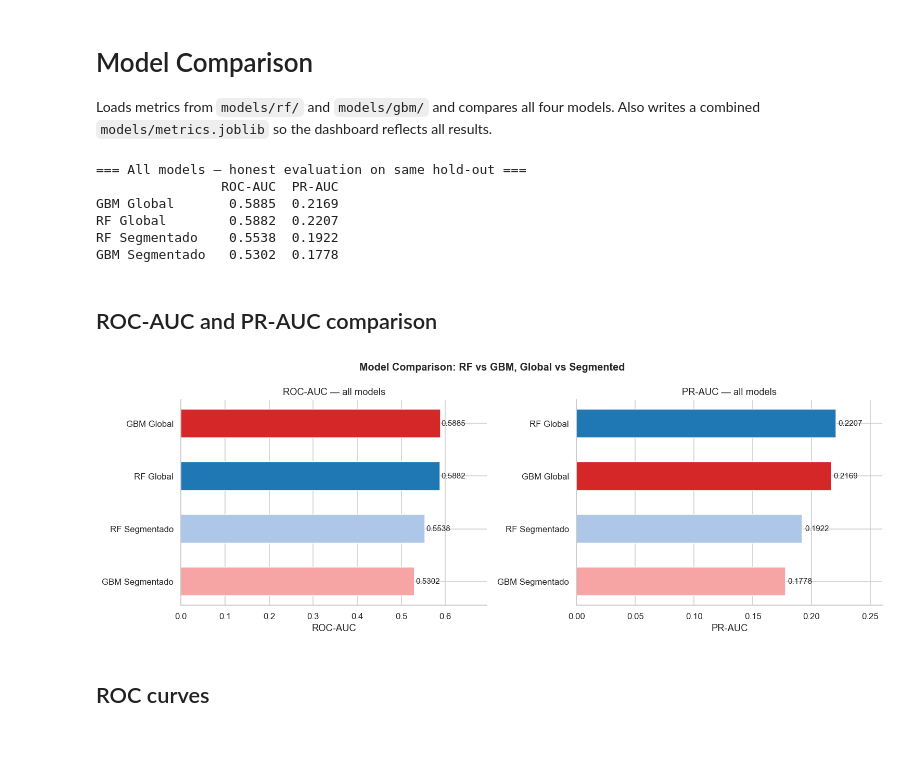
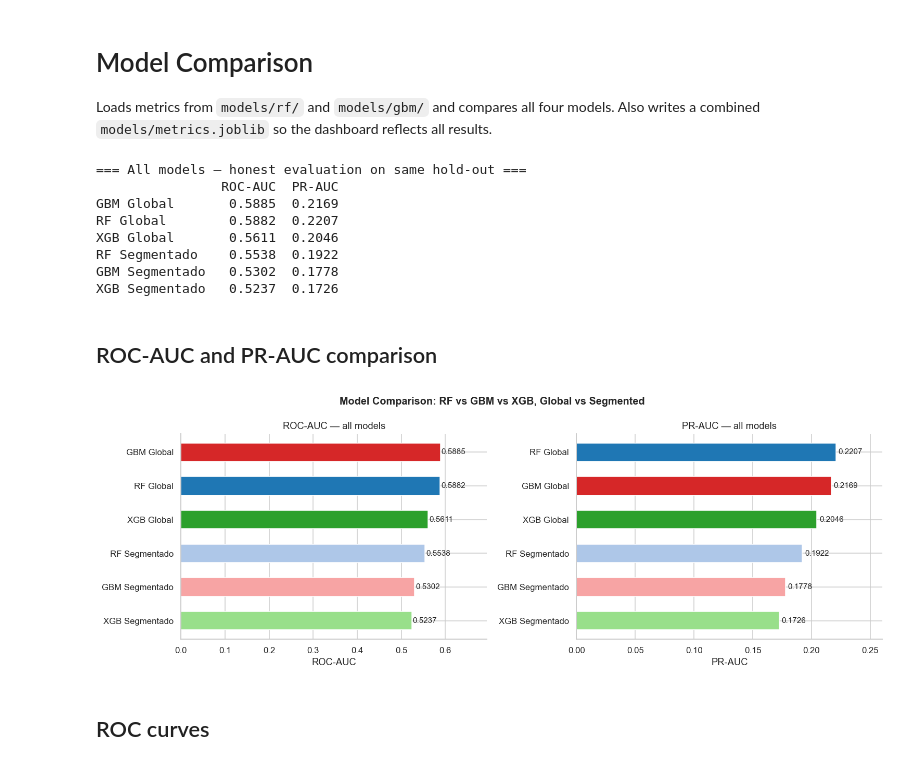
Before and after one commit to Paulo-nf/BB_data_analysis, a Jupyter notebook: notebooks/compare_models.ipynb, the cells around one changed output. Cells and saved outputs as stored; diff of their text form; code cells hidden in the pictures.

Commit message:
modelo xgb

```diff
--- a/notebooks/compare_models.ipynb
+++ b/notebooks/compare_models.ipynb
@@ -21,11 +21,12 @@ plt.rcParams.update({'figure.dpi': 110, 'figure.facecolor': 'white',
 # %%
 rf_met  = joblib.load(RF_MODELS_DIR  / 'metrics.joblib')
 gbm_met = joblib.load(GBM_MODELS_DIR / 'metrics.joblib')
+xgb_met = joblib.load(XGB_MODELS_DIR / 'metrics.joblib')
 
-# Merge all four model metrics into one dict
-all_metricas = {**rf_met['metricas'], **gbm_met['metricas']}
-all_roc      = {**rf_met['roc_curves'], **gbm_met['roc_curves']}
-all_pr       = {**rf_met['pr_curves'],  **gbm_met['pr_curves']}
+# Merge all six model metrics into one dict
+all_metricas = {**rf_met['metricas'], **gbm_met['metricas'], **xgb_met['metricas']}
+all_roc      = {**rf_met['roc_curves'], **gbm_met['roc_curves'], **xgb_met['roc_curves']}
+all_pr       = {**rf_met['pr_curves'],  **gbm_met['pr_curves'],  **xgb_met['pr_curves']}
 pos_rate     = rf_met['pos_rate']
 
 df_metrics = (
@@ -40,33 +41,36 @@ print(df_metrics.to_string())
                 ROC-AUC  PR-AUC
 GBM Global       0.5885  0.2169
 RF Global        0.5882  0.2207
+XGB Global       0.5611  0.2046
 RF Segmentado    0.5538  0.1922
 GBM Segmentado   0.5302  0.1778
+XGB Segmentado   0.5237  0.1726
 # %% [markdown]
 ## ROC-AUC and PR-AUC comparison
 # %%
 colors = {'RF Global': '#1f77b4', 'RF Segmentado': '#aec7e8',
-          'GBM Global': '#d62728', 'GBM Segmentado': '#f7a4a4'}
+          'GBM Global': '#d62728', 'GBM Segmentado': '#f7a4a4',
+          'XGB Global': '#2ca02c', 'XGB Segmentado': '#98df8a'}
 
 fig, axes = plt.subplots(1, 2, figsize=(14, 5))
 
 for metric, ax in zip(['ROC-AUC', 'PR-AUC'], axes):
     vals = df_metrics[metric].sort_values(ascending=True)
     bars = ax.barh(vals.index, vals.values,
                    color=[colors.get(k, '#888') for k in vals.index],
                    edgecolor='white', height=0.55)
     for bar, v in zip(bars, vals.values):
         ax.text(bar.get_width() + 0.002, bar.get_y() + bar.get_height()/2,
                 f'{v:.4f}', va='center', fontsize=10)
     ax.set_xlabel(metric)
     ax.set_title(f'{metric} — all models')
     ax.set_xlim(0, vals.max() * 1.18)
 
-plt.suptitle('Model Comparison: RF vs GBM, Global vs Segmented', fontsize=13, fontweight='bold')
+plt.suptitle('Model Comparison: RF vs GBM vs XGB, Global vs Segmented', fontsize=13, fontweight='bold')
 plt.tight_layout()
 plt.show()
 # %% [output]
-[figure, old version]
+[figure, new version]
 # %% [markdown]
 ## ROC curves
 # %%
```
Also changed, not shown: parts of 4 cells of this notebook, 50 other files.
